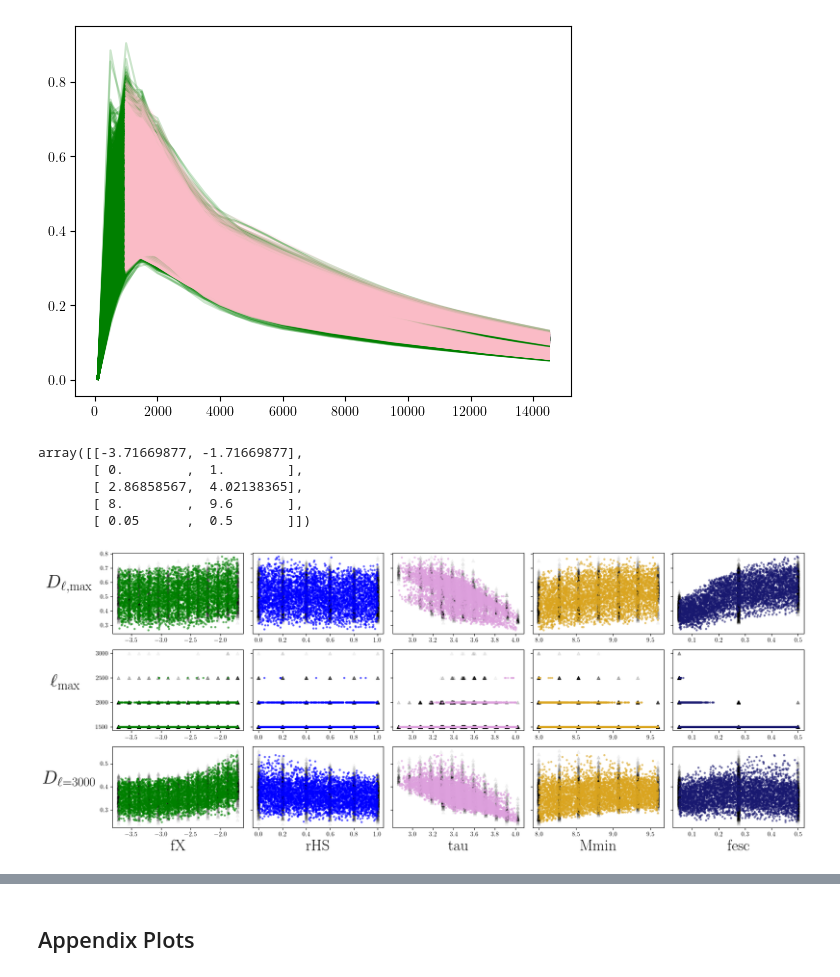
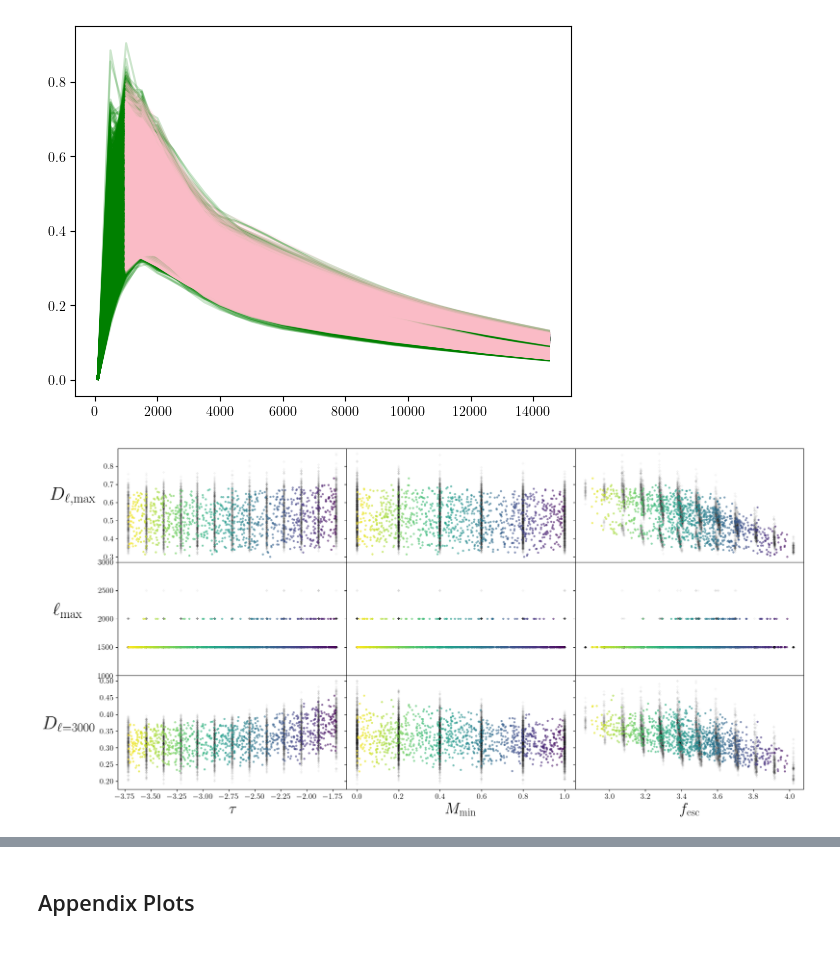
Before and after one commit to lisaleemcb/alfred, a Jupyter notebook: notebooks/paper_plots.ipynb, the cells around one changed output, grey strips where cells are left out. Saved outputs shown, nothing was run; the diff lists cells and outputs as text; code cells hidden in the pictures; blank space fills up the shorter version.

Commit message:
added debugging priors

```diff
--- a/notebooks/paper_plots.ipynb
+++ b/notebooks/paper_plots.ipynb
@@ -145,13 +145,13 @@ Completed 6001/6797...
 # %%
 # priors = [(df[p].to_numpy().min(), df[p].to_numpy().max()) for p in df.columns]
 
-norm = []
+norms = []
 for p in priors:
     vmin = p[0]
     vmax = p[1]
 
     n = matplotlib.colors.Normalize(vmin=vmin, vmax=vmax)
-    norm.append(n)
+    norms.append(n)
 
 cmap = plt.get_cmap('viridis_r')
 # %%
@@ -284,9 +284,9 @@ fig, axes = plt.subplots(xe_interp.size, 5, figsize=(15,6), sharex=True, sharey=
 fig.subplots_adjust(wspace=0.0, hspace=0.0)
 
 for i, sn in enumerate(df.index):
-    if i % 1000 != 0:
-       # print(f'On {i}th sim')
-        continue
+    if i % 1000 == 0:
+       print(f'On {i}th sim')
+        # continue
     sim = Cat(sn, skip_early=True,
             base_dir=base_dir,
             path_spectra=spectra_path,
@@ -308,7 +308,7 @@ for i, sn in enumerate(df.index):
     for xi, xe in enumerate(xe_interp):
         ax = axes[xi]
         for pi, p in enumerate(df.loc[sn]):
-            color = cmap(norm[pi](p))
+            color = cmap(norms[pi](p))
 
             ax[pi].loglog(sim.k, Pee[xi], color=color, alpha=.5)
 
@@ -784,0 +783,6 @@ Loading in our chosen emulator
+# %%
+nruns = 5
+mob = []
+for n in range(nruns):
+    emu = summon_emu(f"{config.nndir}/emuv5.1_run{n}")
+    mob.append(emu)
@@ -792,56 +889,54 @@ l = plt.plot(ells, data.T, color='green', alpha=.2)
 l = plt.plot(ells[indices], signal.T, color='pink', alpha=.2)
 # %% [output]
 [figure]
-# %%
-priors
-# %% [output]
-array([[-3.71669877, -1.71669877],
-       [ 0.        ,  1.        ],
-       [ 2.86858567,  4.02138365],
-       [ 8.        ,  9.6       ],
-       [ 0.05      ,  0.5       ]])
 # %%
-fig, ax = plt.subplots(3,len(df.columns.to_list()), sharey='row', figsize=(20,8))
-fig.subplots_adjust(wspace=0.07)
+fig, ax = plt.subplots(3,len(df.columns.to_list()[2:]), sharex='col', sharey='row', figsize=(20,10))
+fig.subplots_adjust(wspace=0.0, hspace=0.0)
 
 norm = matplotlib.colors.Normalize(vmin=df["rHS"].min(), vmax=df["rHS"].max())
 cmap = plt.get_cmap('viridis_r')
 
+samples = draws(1000)
 
 params = df.to_numpy()
-signal = kemu(samples, **emu)
+data = np.zeros((len(df), len(ells[indices])))
+for i_sim, sn in enumerate(df.index):
+    data[i_sim] = utils.spectra(sn)[indices]
+
+signal = emulator.mechkemu(samples, mob)
 color = cmap(norm(params[-1]))
 
 skwargs = {'marker':'.',
            's':25,
            'alpha':.5,
            'color':color,
            'rasterized': True}
 
-for i, pname in enumerate(df.columns.to_list()):
-
-    skwargs['marker'] = '^'
+for i, pname in enumerate(df.columns.to_list()[2:]):
+    skwargs['marker'] = '+'
     skwargs['alpha'] = .04
     skwargs['color'] = 'black'
 
-    ax[0,i].scatter(params[:,i], np.max(data[:,indices][:,1:], axis=1), **skwargs)
-    ax[1,i].scatter(params[:,i], ells[indices][1:][np.argmax(data[:,indices][:,1:], axis=1)], **skwargs)
-    ax[2,i].scatter(params[:,i], data[:,indices][:,4], **skwargs)
+    ax[0,i].scatter(params[:,i], np.max(data, axis=1), **skwargs)
+    ax[1,i].scatter(params[:,i], ells[indices][np.argmax(data[:,1:], axis=1)], **skwargs)
+    ax[2,i].scatter(params[:,i], data[:,4], **skwargs)
 
-    skwargs['color'] = colors[i]
+    skwargs['color'] = cmap(norms[i](samples[:,i]))
     skwargs['marker'] = '.'
     skwargs['alpha'] = .5
 
-    ax[0,i].scatter(samples[:,i], np.max(signal[:,1:], axis=1), **skwargs)
-    ax[1,i].scatter(samples[:,i], ells[indices][1:][np.argmax(signal[:,1:], axis=1)], **skwargs)
+    ax[0,i].scatter(samples[:,i], np.max(signal, axis=1), **skwargs)
+    ax[1,i].scatter(samples[:,i], ells[indices][np.argmax(signal, axis=1)], **skwargs)
     ax[2,i].scatter(samples[:,i],  signal[:,4], **skwargs)
 
-    ax[2,i].set_xlabel(pname, fontsize=25)
+    ax[2,i].set_xlabel(astro_pnames_formatted[2+i], fontsize=25)
 
 ax[0, 0].set_ylabel(r"$D_{\ell, \mathrm{max}}$", fontsize=30, rotation=0, labelpad=50)
 ax[1, 0].set_ylabel(r"$\ell_{\mathrm{max}}$", fontsize=30, rotation=0, labelpad=50)
 ax[2, 0].set_ylabel(r"$D_{\ell=3000}$", fontsize=30, rotation=0, labelpad=50)
 
-fig.savefig('trends.pdf', dpi=300)
+ax[1,0].set_ylim(1000, 3000)
+
+fig.savefig('trends.pdf', bbox_inches='tight', pad_inches=0.05, dpi=300)
 # %% [output]
-[figure, old version]
+[figure, new version]
```
Also changed, not shown: parts of 12 cells of this notebook, 3 other files.
